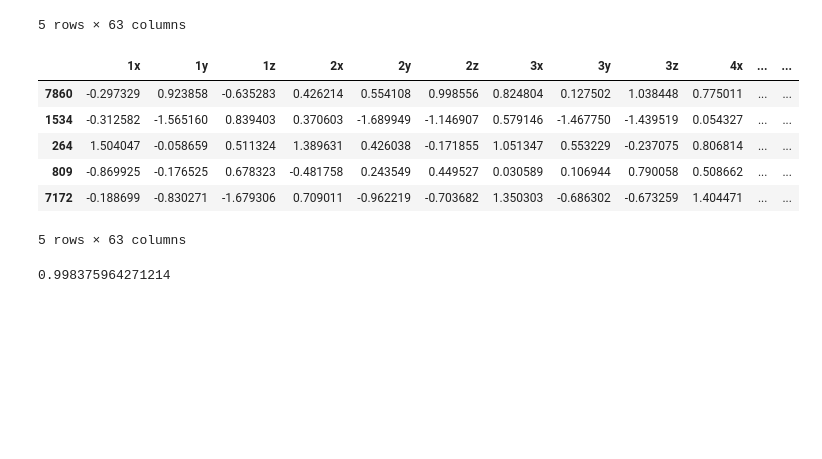
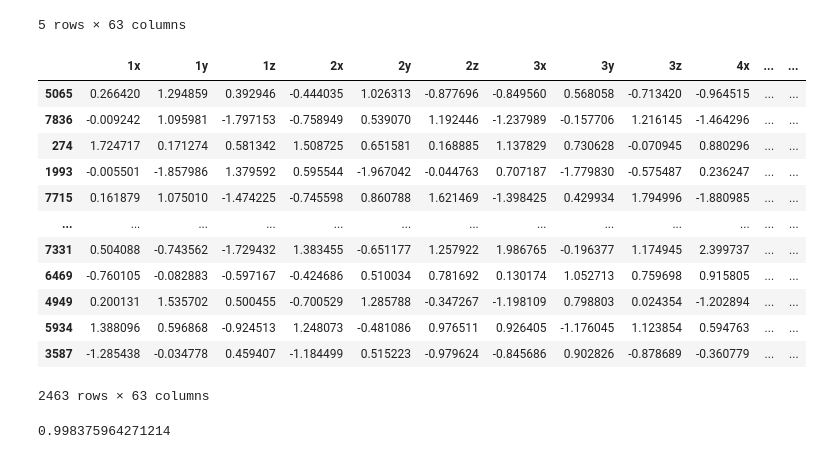
Before and after one commit to ElainePentium/python-chifoumy, a Jupyter notebook: notebooks/steph-predict-proba.ipynb, the cells around one changed output. Drawn from its saved outputs; the diff is of its cells as text; code cells hidden in the pictures; blank space fills up the shorter version.

```diff
--- a/notebooks/steph-predict-proba.ipynb
+++ b/notebooks/steph-predict-proba.ipynb
@@ -85,15 +85,21 @@ pd.DataFrame(normalizer.fit_transform(X_train)).head()
 # %%
 y_pred = pipe.predict(X_test)
 # %%
-pd.DataFrame(normalizer.fit_transform(X_test)).head()
+pd.DataFrame(normalizer.fit_transform(X_test)).dropna()
 # %% [output]
 |  | 1x | 1y | 1z | 2x | 2y | 2z | 3x | 3y | 3z | 4x | ... | ... |
-| 7860 | -0.297329 | 0.923858 | -0.635283 | 0.426214 | 0.554108 | 0.998556 | 0.824804 | 0.127502 | 1.038448 | 0.775011 | ... | ... |
-| 1534 | -0.312582 | -1.565160 | 0.839403 | 0.370603 | -1.689949 | -1.146907 | 0.579146 | -1.467750 | -1.439519 | 0.054327 | ... | ... |
-| 264 | 1.504047 | -0.058659 | 0.511324 | 1.389631 | 0.426038 | -0.171855 | 1.051347 | 0.553229 | -0.237075 | 0.806814 | ... | ... |
-| 809 | -0.869925 | -0.176525 | 0.678323 | -0.481758 | 0.243549 | 0.449527 | 0.030589 | 0.106944 | 0.790058 | 0.508662 | ... | ... |
-| 7172 | -0.188699 | -0.830271 | -1.679306 | 0.709011 | -0.962219 | -0.703682 | 1.350303 | -0.686302 | -0.673259 | 1.404471 | ... | ... |
+| 5065 | 0.266420 | 1.294859 | 0.392946 | -0.444035 | 1.026313 | -0.877696 | -0.849560 | 0.568058 | -0.713420 | -0.964515 | ... | ... |
+| 7836 | -0.009242 | 1.095981 | -1.797153 | -0.758949 | 0.539070 | 1.192446 | -1.237989 | -0.157706 | 1.216145 | -1.464296 | ... | ... |
+| 274 | 1.724717 | 0.171274 | 0.581342 | 1.508725 | 0.651581 | 0.168885 | 1.137829 | 0.730628 | -0.070945 | 0.880296 | ... | ... |
+| 1993 | -0.005501 | -1.857986 | 1.379592 | 0.595544 | -1.967042 | -0.044763 | 0.707187 | -1.779830 | -0.575487 | 0.236247 | ... | ... |
+| 7715 | 0.161879 | 1.075010 | -1.474225 | -0.745598 | 0.860788 | 1.621469 | -1.398425 | 0.429934 | 1.794996 | -1.880985 | ... | ... |
+| ... | ... | ... | ... | ... | ... | ... | ... | ... | ... | ... | ... | ... |
+| 7331 | 0.504088 | -0.743562 | -1.729432 | 1.383455 | -0.651177 | 1.257922 | 1.986765 | -0.196377 | 1.174945 | 2.399737 | ... | ... |
+| 6469 | -0.760105 | -0.082883 | -0.597167 | -0.424686 | 0.510034 | 0.781692 | 0.130174 | 1.052713 | 0.759698 | 0.915805 | ... | ... |
+| 4949 | 0.200131 | 1.535702 | 0.500455 | -0.700529 | 1.285788 | -0.347267 | -1.198109 | 0.798803 | 0.024354 | -1.202894 | ... | ... |
+| 5934 | 1.388096 | 0.596868 | -0.924513 | 1.248073 | -0.481086 | 0.976511 | 0.926405 | -1.176045 | 1.123854 | 0.594763 | ... | ... |
+| 3587 | -1.285438 | -0.034778 | 0.459407 | -1.184499 | 0.515223 | -0.979624 | -0.845686 | 0.902826 | -0.878689 | -0.360779 | ... | ... |
-5 rows × 63 columns
+2463 rows × 63 columns
 # %%
 from sklearn.metrics import accuracy_score
 accuracy_score(y_test, y_pred)
```
Also changed, not shown: 24 other files.
